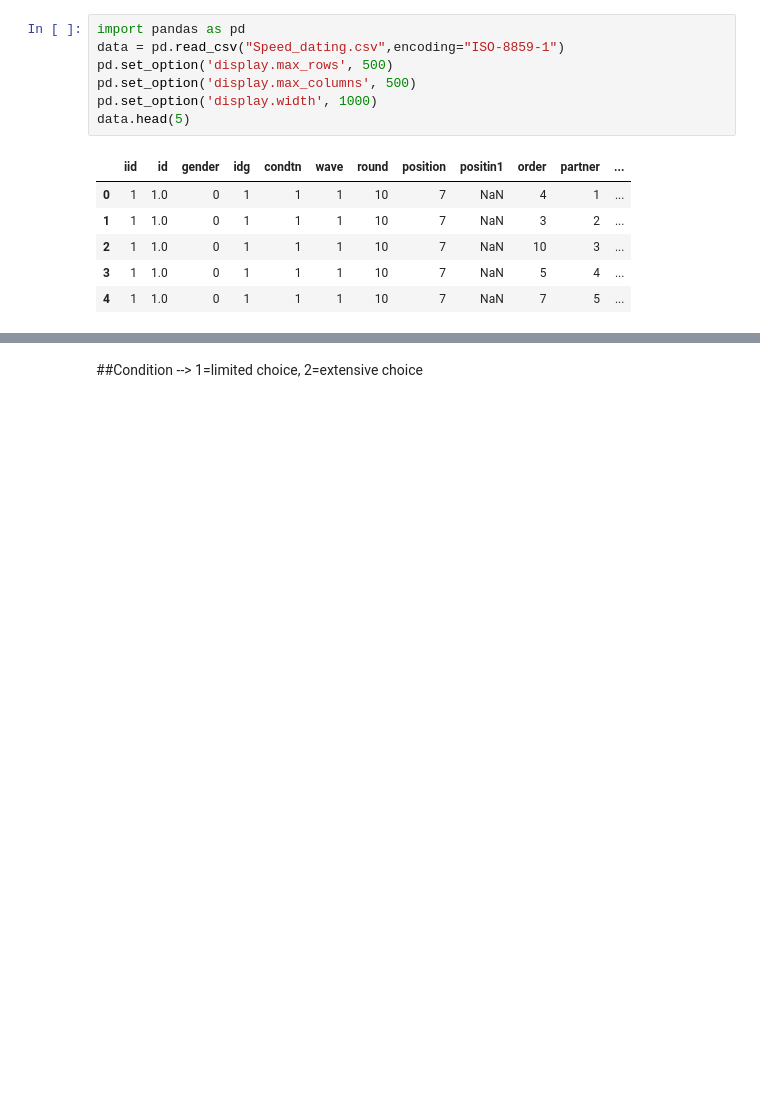
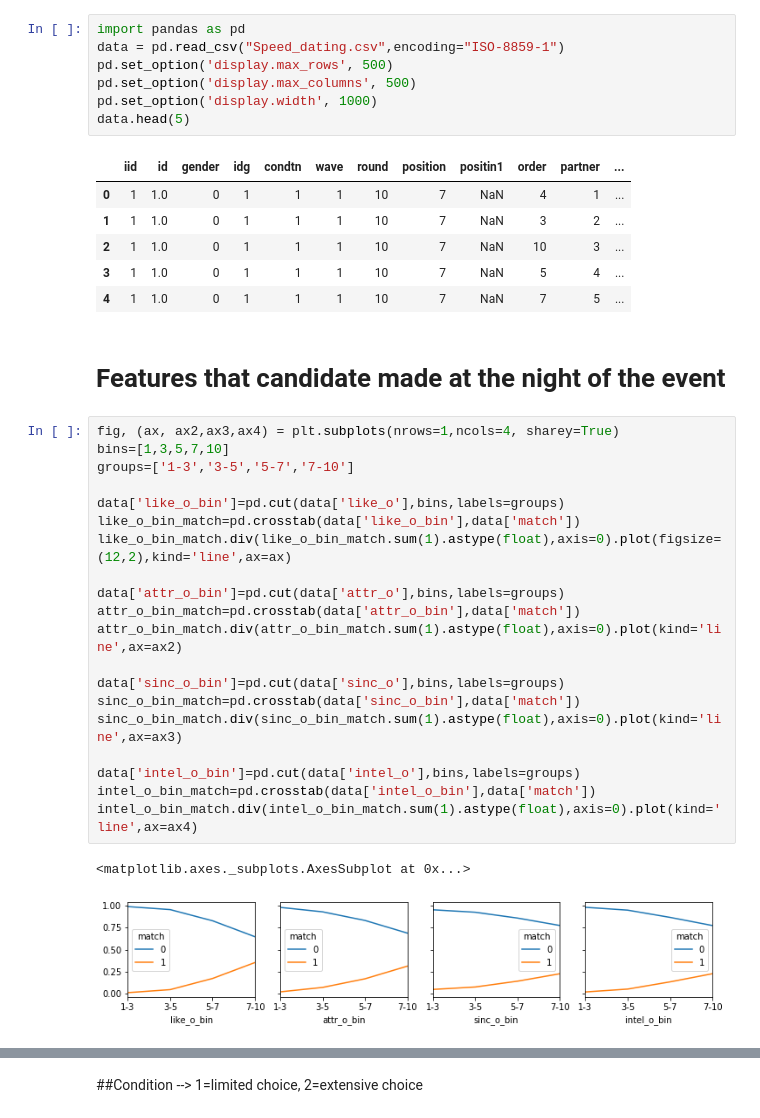
Before and after one commit to ritzz19/Speed_dating, a Jupyter notebook: SPEED_dating.ipynb, the cells around one changed output, grey strips where cells are left out. Cells and saved outputs as stored; diff of their text form; blank space fills up the shorter version.

```diff
--- a/SPEED_dating.ipynb
+++ b/SPEED_dating.ipynb
@@ -14,3 +14,28 @@ data.head(5)
 | 2 | 1 | 1.0 | 0 | 1 | 1 | 1 | 10 | 7 | NaN | 10 | 3 | ... |
 | 3 | 1 | 1.0 | 0 | 1 | 1 | 1 | 10 | 7 | NaN | 5 | 4 | ... |
 | 4 | 1 | 1.0 | 0 | 1 | 1 | 1 | 10 | 7 | NaN | 7 | 5 | ... |
+# %% [markdown]
+# Features that candidate made at the night of the event
+# %%
+fig, (ax, ax2,ax3,ax4) = plt.subplots(nrows=1,ncols=4, sharey=True)
+bins=[1,3,5,7,10]
+groups=['1-3','3-5','5-7','7-10']
+
+data['like_o_bin']=pd.cut(data['like_o'],bins,labels=groups)
+like_o_bin_match=pd.crosstab(data['like_o_bin'],data['match'])
+like_o_bin_match.div(like_o_bin_match.sum(1).astype(float),axis=0).plot(figsize=(12,2),kind='line',ax=ax)
+
+data['attr_o_bin']=pd.cut(data['attr_o'],bins,labels=groups)
+attr_o_bin_match=pd.crosstab(data['attr_o_bin'],data['match'])
+attr_o_bin_match.div(attr_o_bin_match.sum(1).astype(float),axis=0).plot(kind='line',ax=ax2)
+
+data['sinc_o_bin']=pd.cut(data['sinc_o'],bins,labels=groups)
+sinc_o_bin_match=pd.crosstab(data['sinc_o_bin'],data['match'])
+sinc_o_bin_match.div(sinc_o_bin_match.sum(1).astype(float),axis=0).plot(kind='line',ax=ax3)
+
+data['intel_o_bin']=pd.cut(data['intel_o'],bins,labels=groups)
+intel_o_bin_match=pd.crosstab(data['intel_o_bin'],data['match'])
+intel_o_bin_match.div(intel_o_bin_match.sum(1).astype(float),axis=0).plot(kind='line',ax=ax4)
+# %% [output]
+<matplotlib.axes._subplots.AxesSubplot at 0x...>
+[figure, added]
```
Also changed, not shown: parts of 33 cells of this notebook.
